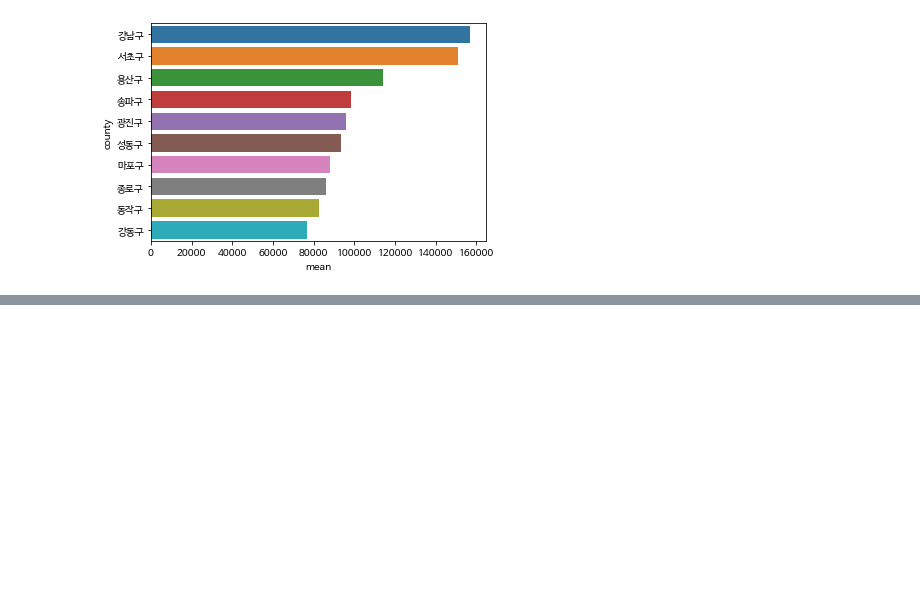
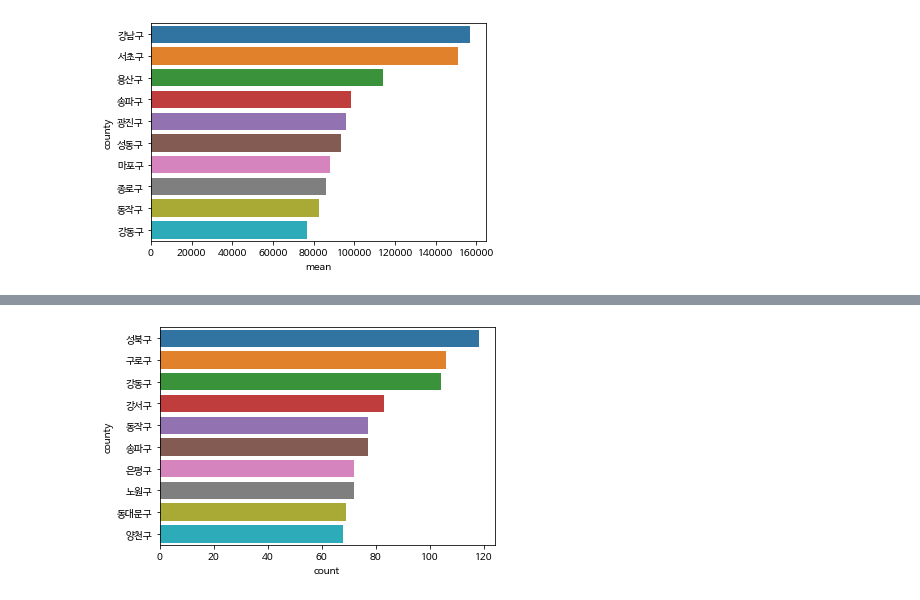
Before and after one commit to Gasijiyo/FirstStep_Python, a Jupyter notebook: py26_apt_Ohssam.ipynb, the cells around one changed output, grey strips where cells are left out. Cells and saved outputs as stored; diff of their text form; code cells hidden in the pictures; blank space fills up the shorter version.

```diff
--- a/py26_apt_Ohssam.ipynb
+++ b/py26_apt_Ohssam.ipynb
@@ -575,0 +702,2 @@ plt.show()
+# %%
+seoul_midsize = seoul_apt[(seoul_apt['면적'] >= 84) & (seoul_apt['면적'] < 100)]
@@ -575,0 +713,3 @@ plt.show()
+# %%
+# 서울시 중형 아파트의 구별 매매 건수, 매매 가격 평균, 최솟값, 최댓값
+result = seoul_midsize.groupby(by='county')['가격'].agg(['count', 'mean', 'min', 'max'])
@@ -575,0 +737,4 @@ plt.show()
+# %%
+# 매매 건수 상위 10개 구
+top10 = result.sort_values(by='count', ascending=False).head(n=10)
+top10
@@ -575,0 +754,5 @@ plt.show()
+# %%
+sns.barplot(x='count', y=top10.index, data=top10)
+plt.show()
+# %% [output]
+[figure, added]
```
Also changed, not shown: parts of 16 cells of this notebook.
